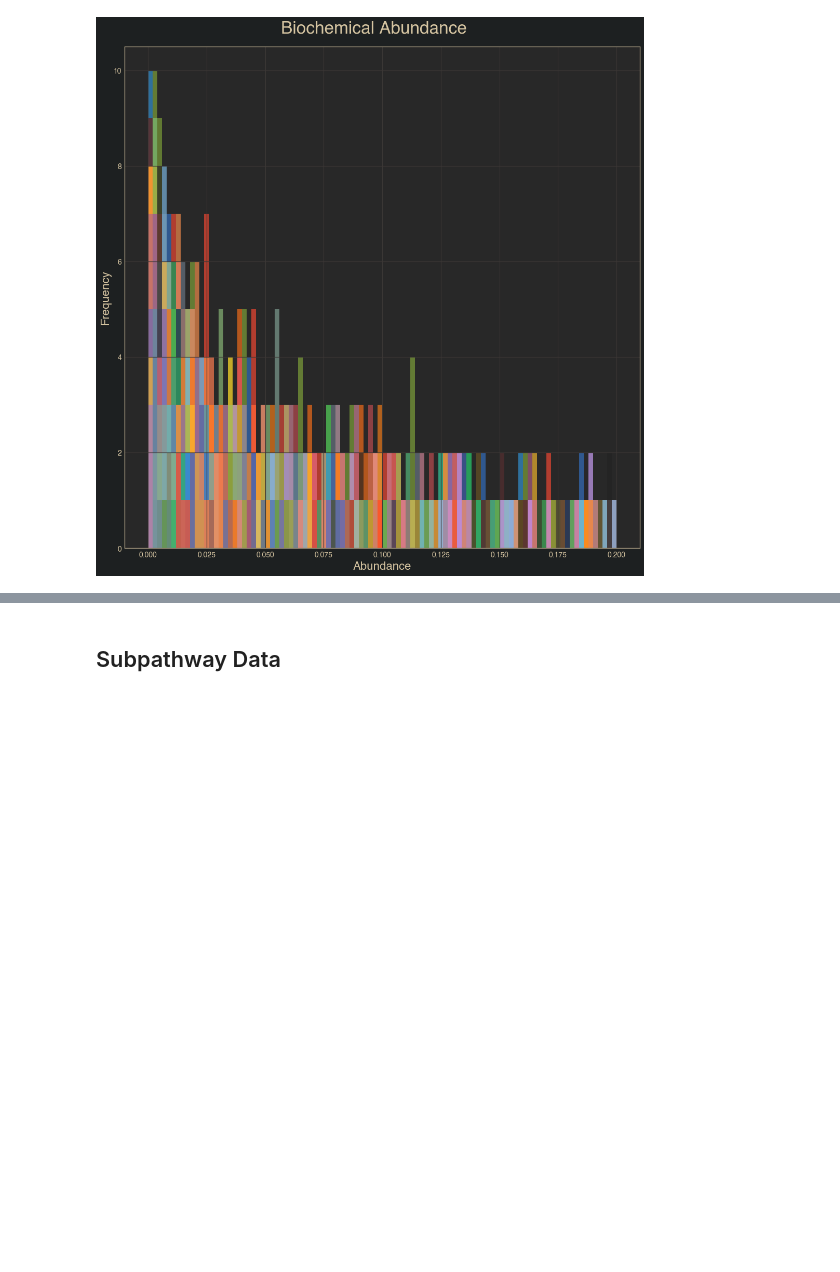
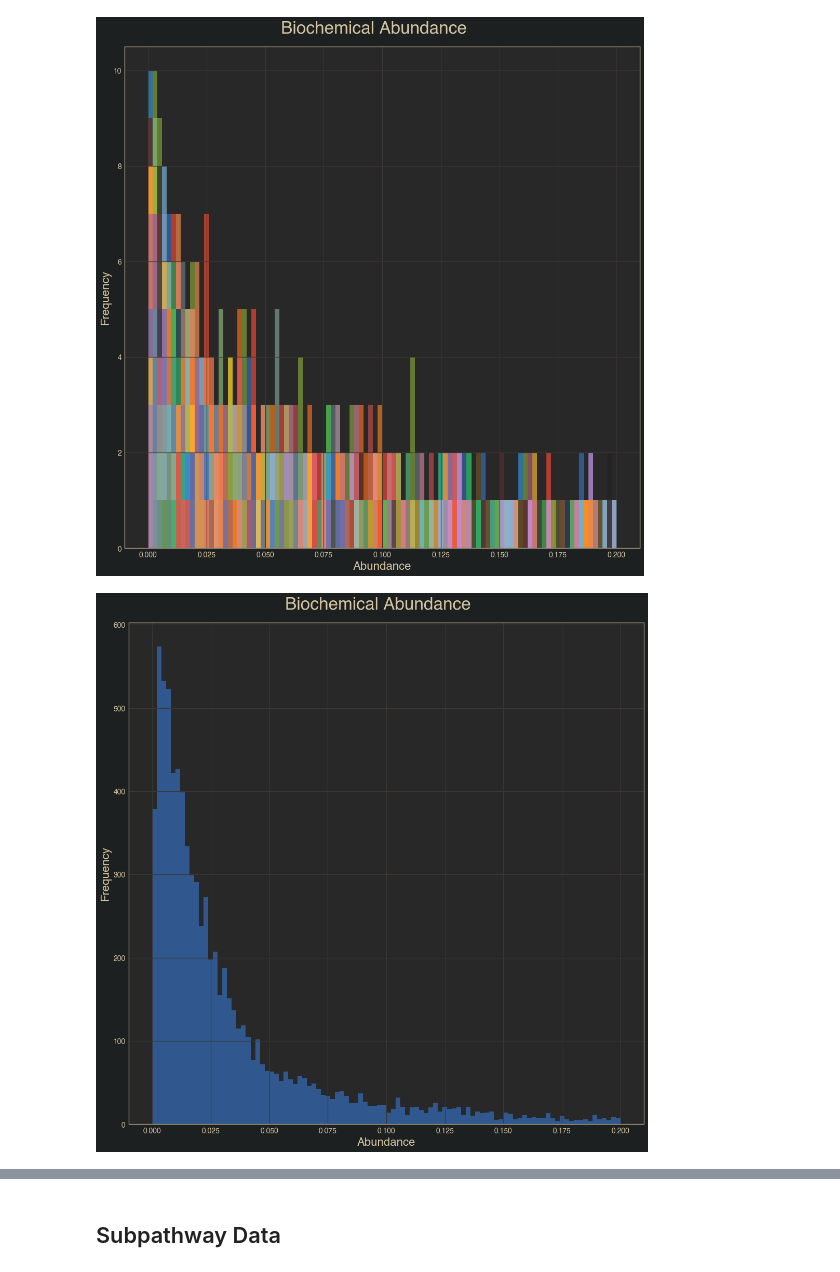
Before and after one commit to danielchang2002/FecalMetabolomics, a Jupyter notebook: notebooks/LoadCleanTransform.ipynb, the cells around one changed output, grey strips where cells are left out. Drawn from its saved outputs; the diff is of its cells as text; code cells hidden in the pictures; blank space fills up the shorter version.

```diff
--- a/notebooks/LoadCleanTransform.ipynb
+++ b/notebooks/LoadCleanTransform.ipynb
@@ -232,6 +187,21 @@ plt.savefig('../output/hist.png')
 plt.show()
 # %% [output]
 [figure]
+# %%
+import seaborn as sns
+import matplotlib.pyplot as plt
+
+hist_arr = final.iloc[:, 1:].to_numpy().flatten()
+fig = plt.figure(figsize=(16, 16), dpi=80)
+ax = plt.gca()
+ax.set_xlabel('Abundance',fontsize=20)
+ax.set_ylabel('Frequency', fontsize=20)
+plt.hist(hist_arr, bins=100, range=[0, 0.2], alpha=0.65)
+plt.figtext(.5, 0.9,'Biochemical Abundance',fontsize=30,ha='center')
+plt.savefig('../output/hist_grey.png')
+plt.show()
+# %% [output]
+[figure, added]
 # %%
 final['mouseID'] = (np.arange(len(final)) // 2) + 1
 final['isMale'] =  [1, 1, 1, 1, 1, 1, 0, 0, 0, 0]
```
Also changed, not shown: parts of 1 cell of this notebook, 2 other files.
